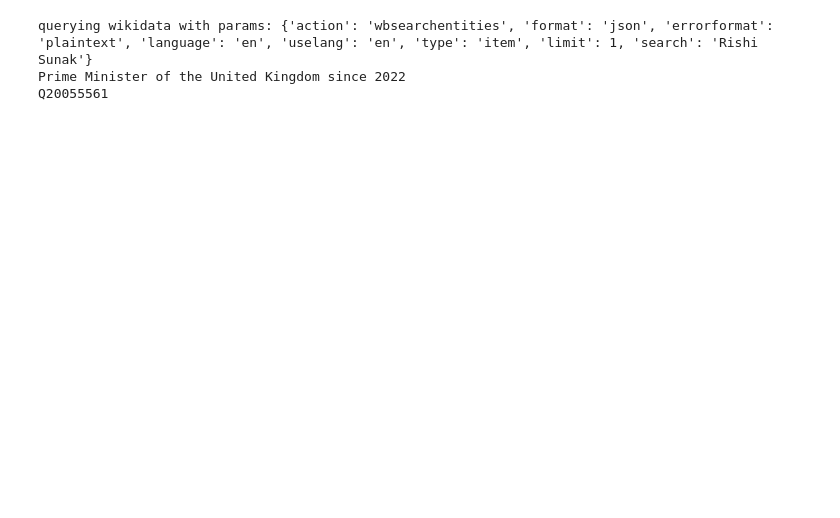
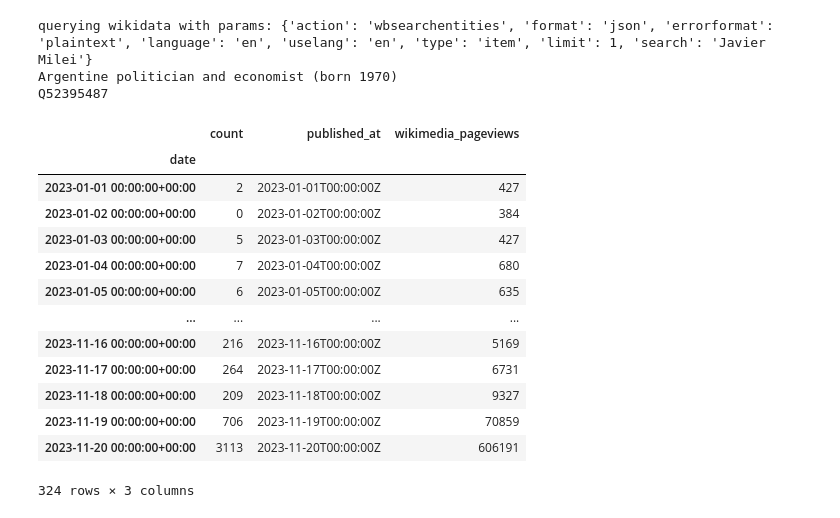
Before and after one commit to AYLIEN/news-signals-datasets, a Jupyter notebook: research/wiki-current-events-portal/create_current_events_signal.ipynb, the cells around one changed output. Cells and saved outputs as stored; diff of their text form; code cells hidden in the pictures; blank space fills up the shorter version.

```diff
--- a/research/wiki-current-events-portal/create_current_events_signal.ipynb
+++ b/research/wiki-current-events-portal/create_current_events_signal.ipynb
@@ -37,13 +46,40 @@ def search_wikidata(surface_form, min_length=3):
 # %%
 # let's setup the entity we want to work with
 
-entity_name = 'Rishi Sunak'
+entity_name = 'Javier Milei'
+# entity_name = 'Rishi Sunak'
 
 entity = search_wikidata(entity_name)[0]
 wikidata_id = entity['id']
 print(entity['description'])
 print(entity['id'])
+
+signal = signals.AylienSignal(
+    name=entity_name,
+    params={"entity_ids": [wikidata_id]}
+)
+
+start = '2023-01-01'
+end = '2023-11-21'
+ts_signal = signal(start, end)
 # %% [output]
-querying wikidata with params: {'action': 'wbsearchentities', 'format': 'json', 'errorformat': 'plaintext', 'language': 'en', 'uselang': 'en', 'type': 'item', 'limit': 1, 'search': 'Rishi Sunak'}
-Prime Minister of the United Kingdom since 2022
-Q20055561
+querying wikidata with params: {'action': 'wbsearchentities', 'format': 'json', 'errorformat': 'plaintext', 'language': 'en', 'uselang': 'en', 'type': 'item', 'limit': 1, 'search': 'Javier Milei'}
+Argentine politician and economist (born 1970)
+Q52395487
+# %%
+ts_signal.add_wikimedia_pageviews_timeseries()
+# %% [output]
+|  | count | published_at | wikimedia_pageviews |
+| date |  |  |  |
+| 2023-01-01 00:00:00+00:00 | 2 | 2023-01-01T00:00:00Z | 427 |
+| 2023-01-02 00:00:00+00:00 | 0 | 2023-01-02T00:00:00Z | 384 |
+| 2023-01-03 00:00:00+00:00 | 5 | 2023-01-03T00:00:00Z | 427 |
+| 2023-01-04 00:00:00+00:00 | 7 | 2023-01-04T00:00:00Z | 680 |
+| 2023-01-05 00:00:00+00:00 | 6 | 2023-01-05T00:00:00Z | 635 |
+| ... | ... | ... | ... |
+| 2023-11-16 00:00:00+00:00 | 216 | 2023-11-16T00:00:00Z | 5169 |
+| 2023-11-17 00:00:00+00:00 | 264 | 2023-11-17T00:00:00Z | 6731 |
+| 2023-11-18 00:00:00+00:00 | 209 | 2023-11-18T00:00:00Z | 9327 |
+| 2023-11-19 00:00:00+00:00 | 706 | 2023-11-19T00:00:00Z | 70859 |
+| 2023-11-20 00:00:00+00:00 | 3113 | 2023-11-20T00:00:00Z | 606191 |
+324 rows × 3 columns
```
Also changed, not shown: parts of 15 cells of this notebook.
